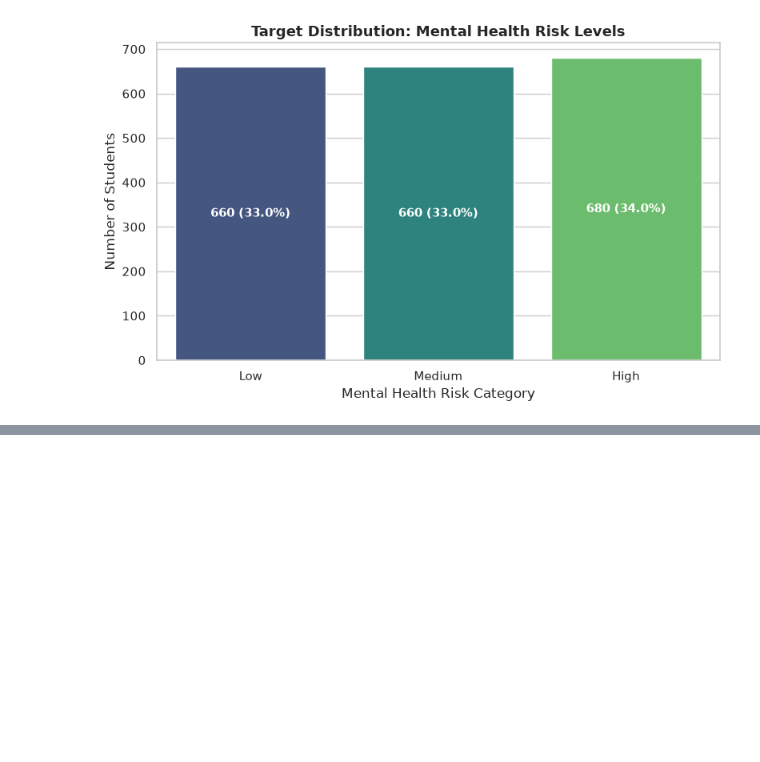
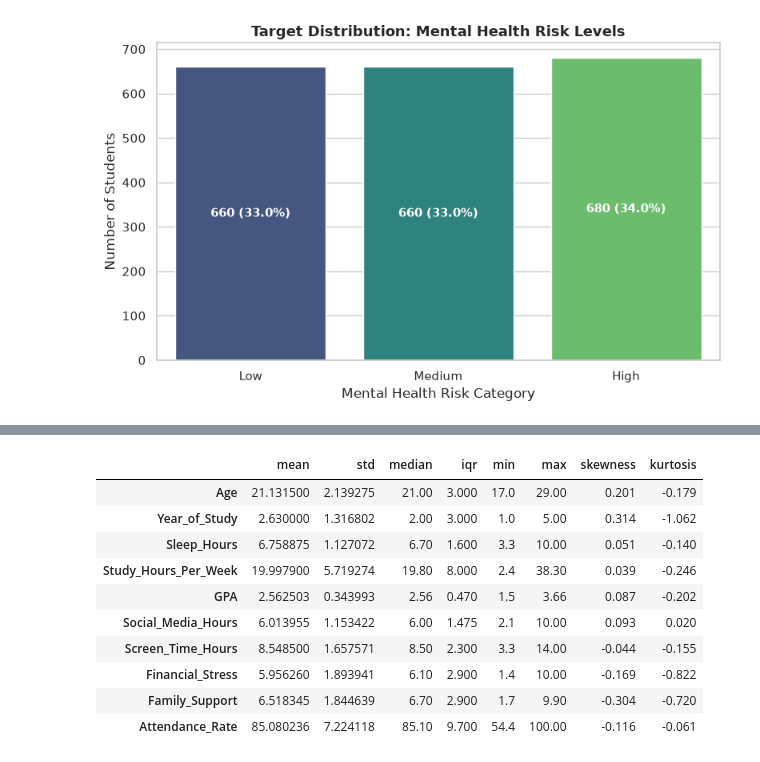
Before and after one commit to Badr-Eddine-Slaoui/CAMPUSWELL-RIS-LAB, a Jupyter notebook: notebooks/01_eda.ipynb, the cells around one changed output, grey strips where cells are left out. Saved outputs shown, nothing was run; the diff lists cells and outputs as text; code cells hidden in the pictures; blank space fills up the shorter version.

```diff
--- a/notebooks/01_eda.ipynb
+++ b/notebooks/01_eda.ipynb
@@ -210,0 +214,19 @@ Passing `palette` without assigning `hue` is deprecated and will be removed in v
+# %%
+stats_summary = df[NUMERICAL_FEATURES].describe().T
+stats_summary["median"] = df[NUMERICAL_FEATURES].median()
+stats_summary["iqr"] = stats_summary["75%"] - stats_summary["25%"]
+stats_summary["skewness"] = df[NUMERICAL_FEATURES].skew().round(3)
+stats_summary["kurtosis"] = df[NUMERICAL_FEATURES].kurt().round(3)
+stats_summary[["mean", "std", "median", "iqr", "min", "max", "skewness", "kurtosis"]]
+# %% [output]
+|  | mean | std | median | iqr | min | max | skewness | kurtosis |
+| Age | 21.131500 | 2.139275 | 21.00 | 3.000 | 17.0 | 29.00 | 0.201 | -0.179 |
+| Year_of_Study | 2.630000 | 1.316802 | 2.00 | 3.000 | 1.0 | 5.00 | 0.314 | -1.062 |
+| Sleep_Hours | 6.758875 | 1.127072 | 6.70 | 1.600 | 3.3 | 10.00 | 0.051 | -0.140 |
+| Study_Hours_Per_Week | 19.997900 | 5.719274 | 19.80 | 8.000 | 2.4 | 38.30 | 0.039 | -0.246 |
+| GPA | 2.562503 | 0.343993 | 2.56 | 0.470 | 1.5 | 3.66 | 0.087 | -0.202 |
+| Social_Media_Hours | 6.013955 | 1.153422 | 6.00 | 1.475 | 2.1 | 10.00 | 0.093 | 0.020 |
+| Screen_Time_Hours | 8.548500 | 1.657571 | 8.50 | 2.300 | 3.3 | 14.00 | -0.044 | -0.155 |
+| Financial_Stress | 5.956260 | 1.893941 | 6.10 | 2.900 | 1.4 | 10.00 | -0.169 | -0.822 |
+| Family_Support | 6.518345 | 1.844639 | 6.70 | 2.900 | 1.7 | 9.90 | -0.304 | -0.720 |
+| Attendance_Rate | 85.080236 | 7.224118 | 85.10 | 9.700 | 54.4 | 100.00 | -0.116 | -0.061 |
```
Also changed, not shown: parts of 5 cells of this notebook.
